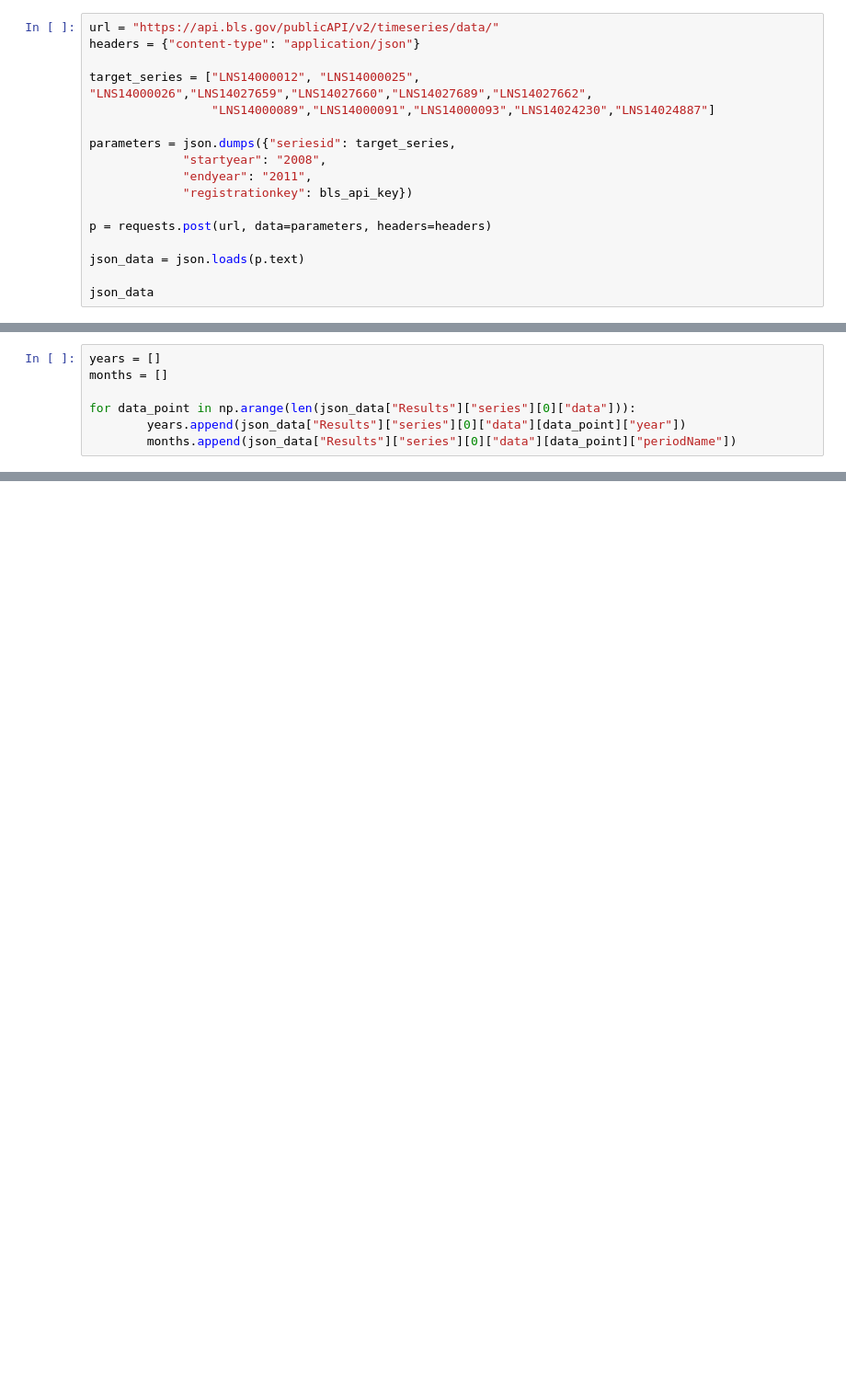
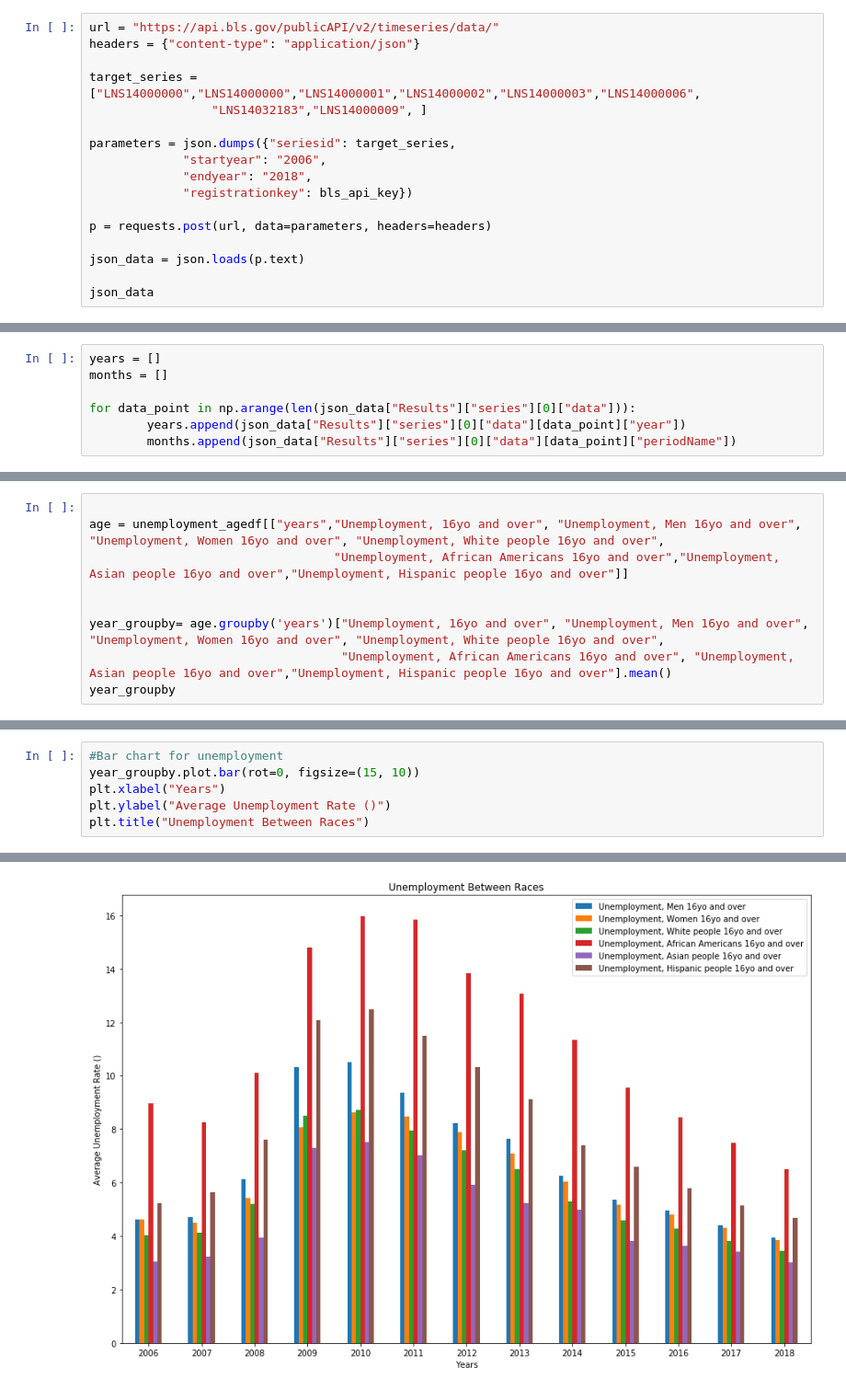
Before and after one commit to jasmine73317/Project-1_Unemployment_data, a Jupyter notebook: Unemployment age group.ipynb, the cells around one changed output, grey strips where cells are left out. Shown at 92% size. Cells and saved outputs as stored; diff of their text form; blank space fills up the shorter version.

```diff
--- a/Unemployment age group.ipynb
+++ b/Unemployment age group.ipynb
@@ -11,12 +12,12 @@ from sklearn import datasets
 url = "https://api.bls.gov/publicAPI/v2/timeseries/data/"
 headers = {"content-type": "application/json"}
 
-target_series = ["LNS14000012", "LNS14000025", "LNS14000026","LNS14027659","LNS14027660","LNS14027689","LNS14027662",
-                 "LNS14000089","LNS14000091","LNS14000093","LNS14024230","LNS14024887"]
+target_series = ["LNS14000000","LNS14000000","LNS14000001","LNS14000002","LNS14000003","LNS14000006",
+                 "LNS14032183","LNS14000009", ]
 
 parameters = json.dumps({"seriesid": target_series,
-             "startyear": "2008",
-             "endyear": "2011",
+             "startyear": "2006",
+             "endyear": "2018",
              "registrationkey": bls_api_key})
 
 p = requests.post(url, data=parameters, headers=headers)
@@ -115,0 +106,9 @@ SyntaxError: invalid syntax (<ipython-input-22-fa065b149209>, line 1)
+# %%
+
+age = unemployment_agedf[["years","Unemployment, 16yo and over", "Unemployment, Men 16yo and over", "Unemployment, Women 16yo and over", "Unemployment, White people 16yo and over",
+                                  "Unemployment, African Americans 16yo and over","Unemployment, Asian people 16yo and over","Unemployment, Hispanic people 16yo and over"]]
+
+
+year_groupby= age.groupby('years')["Unemployment, 16yo and over", "Unemployment, Men 16yo and over", "Unemployment, Women 16yo and over", "Unemployment, White people 16yo and over",
+                                   "Unemployment, African Americans 16yo and over", "Unemployment, Asian people 16yo and over","Unemployment, Hispanic people 16yo and over"].mean()
+year_groupby
@@ -115,0 +160,7 @@ SyntaxError: invalid syntax (<ipython-input-22-fa065b149209>, line 1)
+# %%
+#Bar chart for unemployment
+year_groupby.plot.bar(rot=0, figsize=(15, 10))
+plt.xlabel("Years")
+plt.ylabel("Average Unemployment Rate ()")
+plt.title("Unemployment Between Races")
+# %% [output]
@@ -115,0 +168 @@ SyntaxError: invalid syntax (<ipython-input-22-fa065b149209>, line 1)
+[figure, added]
```
Also changed, not shown: parts of 19 cells of this notebook, 2 other files.
